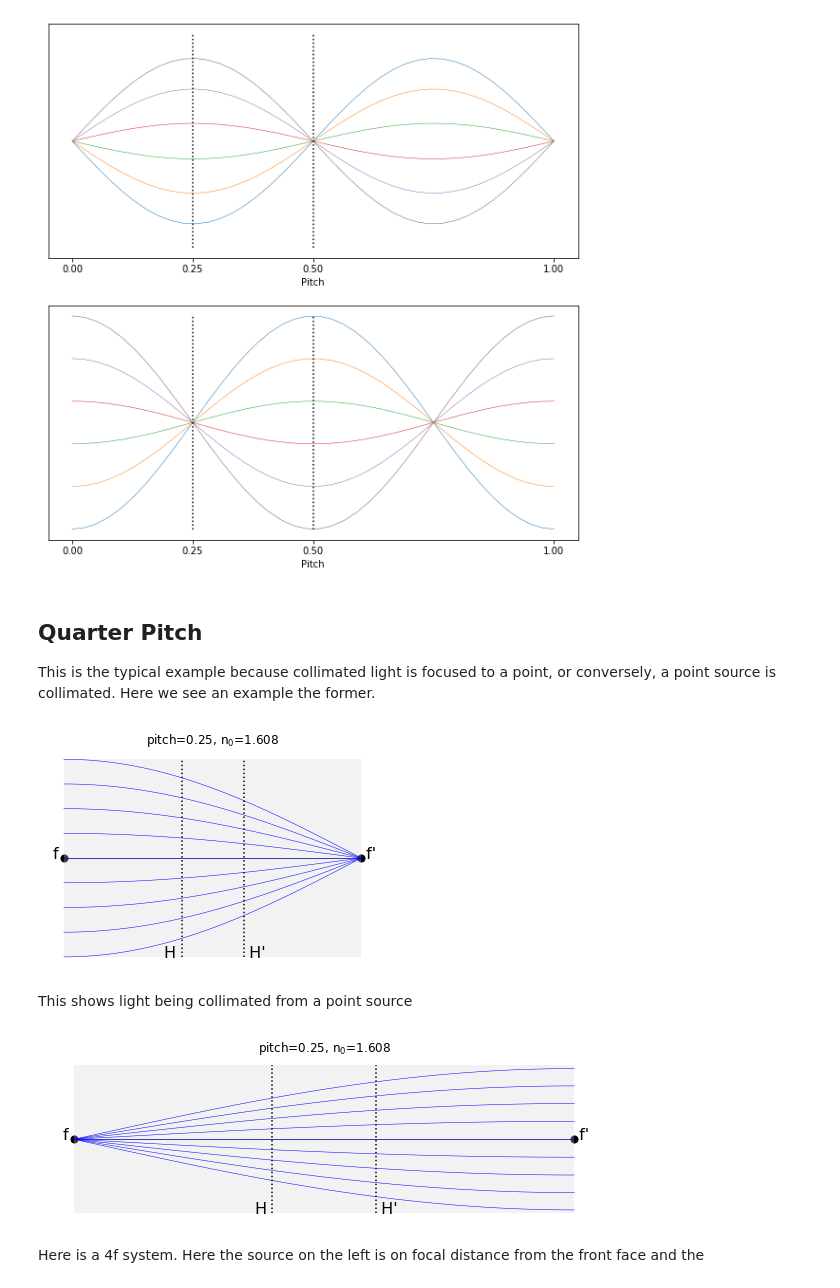
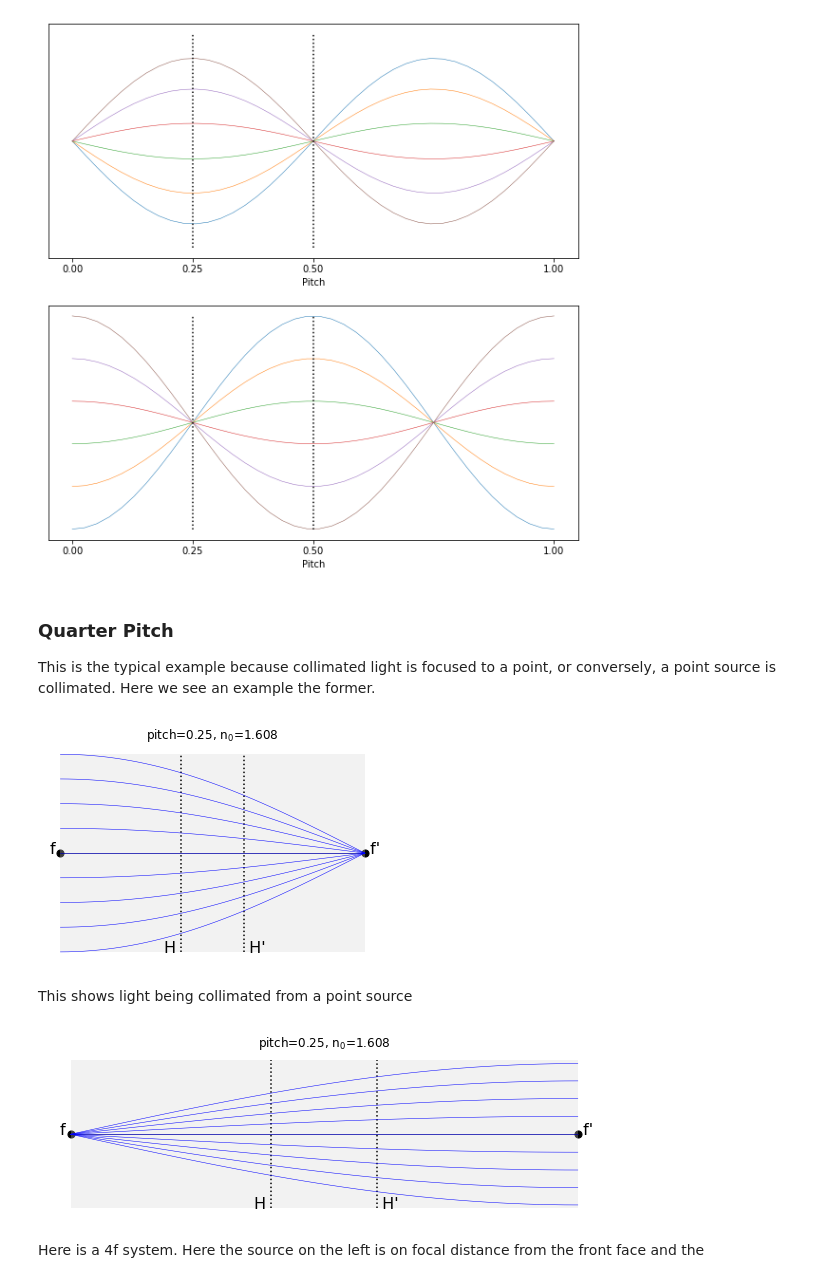
Before and after one commit to scottprahl/pygrin, a Jupyter notebook: docs/01-grin-lens-basics.ipynb, the cells around one changed output. Drawn from its saved outputs; the diff is of its cells as text; code cells hidden in the pictures.

```diff
--- a/docs/01-grin-lens-basics.ipynb
+++ b/docs/01-grin-lens-basics.ipynb
@@ -62,27 +63,27 @@ plt.show()
 # %% [output]
 [figure]
 # %% [markdown]
-## Quarter Pitch
+### Quarter Pitch
 
 This is the typical example because collimated light is focused to a point, or conversely, a point source is collimated.  Here we see an example the former.
 # %%
 pitch = 0.25
 n0 = 1.608              # centerline index of refraction
 length = 5              # mm
 diameter = 2            # mm
 angle = 0*np.pi/180     # radians
 
-xplt = grin.principal_planes_plt(n0, pitch, length, diameter)
+grin.plot_principal_planes(n0, pitch, length, diameter)
 xpos = np.linspace(-diameter/2,diameter/2,9)
 for pos in xpos:
     z,r = grin.meridional_curve(n0, pitch, length, pos, angle)
-    xplt.plot(z,r, color='blue',lw=0.5)
+    plt.plot(z,r, color='blue',lw=0.5)
 
-xplt.rcParams["figure.figsize"] = [10,3]
-xplt.axis('off')
-xplt.show()
+plt.rcParams["figure.figsize"] = [10,3]
+plt.axis('off')
+plt.show()
 # %% [output]
-[figure, old version]
+[figure, new version]
 # %% [markdown]
 This shows light being collimated from a point source
 # %%
@@ -92,7 +93,7 @@ length = 5              # mm
 diameter = 2            # mm
 xpos = 0                # mm
 
-xplt = grin.principal_planes_plt(n0, pitch, length, diameter)
+grin.plot_principal_planes(n0, pitch, length, diameter)
 
 # max angle in air
 max_angle = grin.max_angle(n0,pitch,length,diameter)
@@ -103,13 +104,13 @@ angles = np.arcsin(np.sin(angles/n0))
 
 for angle in angles:
     z,r = grin.meridional_curve(n0, pitch, length, xpos, angle)
-    xplt.plot(z,r, color='blue',lw=0.5)
+    plt.plot(z,r, color='blue',lw=0.5)
 
-xplt.rcParams["figure.figsize"] = [10,3]
-xplt.axis('off')
-xplt.show()
+plt.rcParams["figure.figsize"] = [10,3]
+plt.axis('off')
+plt.show()
 # %% [output]
-[figure, old version]
+[figure, new version]
 # %% [markdown]
 Here is a 4f system.  Here the source on the left is on focal distance from the front face and the
 # %%
```
Also changed, not shown: parts of 17 cells of this notebook, 2 other files.
